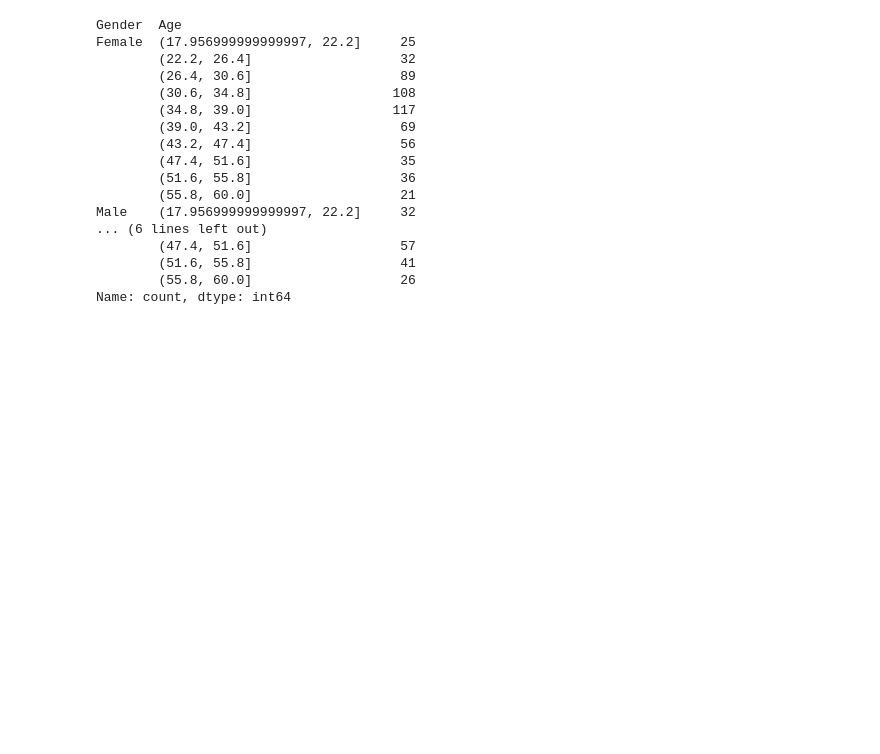
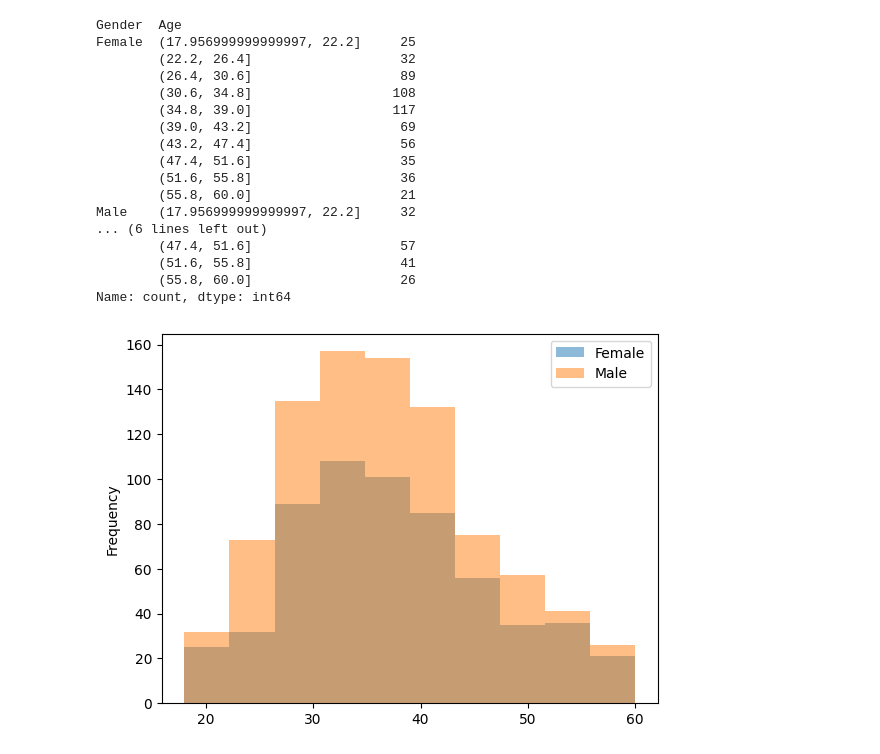
Before and after one commit to OjedaProgramador/Analise_dados_versao_2, a Jupyter notebook: IBM.ipynb, the cells around one changed output. Drawn from its saved outputs; the diff is of its cells as text; code cells hidden in the pictures; blank space fills up the shorter version.

```diff
--- a/IBM.ipynb
+++ b/IBM.ipynb
@@ -504,3 +504,7 @@ Male    (17.956999999999997, 22.2]     32
         (51.6, 55.8]                   41
         (55.8, 60.0]                   26
 Name: count, dtype: int64
+# %%
+BASE_NOVO.groupby('Gender', observed=True)['Age'].plot(kind='hist', legend=True, alpha=0.5);
+# %% [output]
+[figure, added]
```
